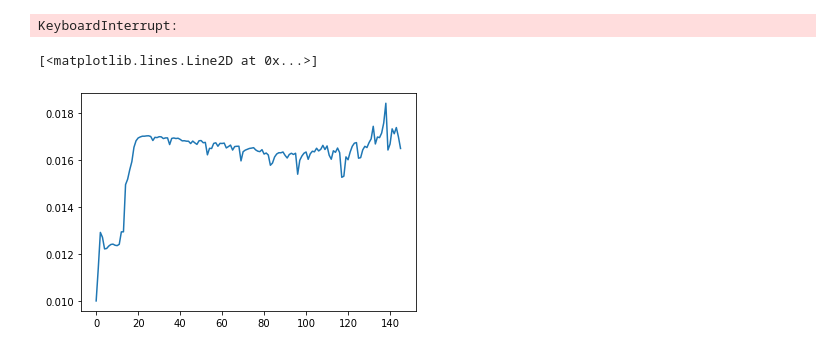
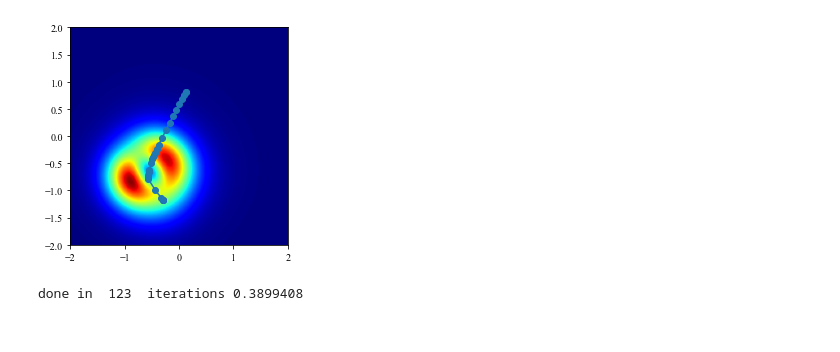
Before and after one commit to ialab-yale/time_optimal_ergodic_search, a Jupyter notebook: experiments/time_varying_search/receding_horizonDubinsCar.ipynb, the cells around one changed output. Saved outputs shown, nothing was run; the diff lists cells and outputs as text; code cells hidden in the pictures.

```diff
--- a/experiments/time_varying_search/receding_horizonDubinsCar.ipynb
+++ b/experiments/time_varying_search/receding_horizonDubinsCar.ipynb
@@ -137,8 +166,8 @@ class TimeOptErgodicPlanner(object):
         })
 # %%
 args = {
-    'N' : 20,
-    'x0' : np.array([0., 0.1, 0.]),
+    'N' : 25,
+    'x0' : np.array([-0.9, -0.9, 0.]),
     'xf' : np.array([.9, .9, 0.]),
     'erg_ub' : 0.1,
     'wrksp_bnds' : np.array([[-2.,2.],[-2.,2.]]),
@@ -153,65 +182,74 @@ def meas_model(p, x):
 
 target_distribution = BayesFilter(meas_model, lambda x: 1.0, args['wrksp_bnds'])
 robot = KinematicUnicycle()
-planner = TimeOptErgodicPlanner(target_distribution, args)
+planner = ErgodicPlanner(target_distribution, args)
 # %%
 erg_up_log = []
 # %%
 _distractor_p = np.array([0.,0.])
-_true_p = np.array([.5, -0.75])
+_true_p = np.array([-.5, -0.75])
 _robot_state = np.array(args['x0'])
 dt_list = []
+
+logger = Logger(_true_p)
+
 
 t_lap = 0
 _percent_max = 0.01
 unif_phik = get_phik(target_distribution.evals, planner.basis)
 args.update({'erg_ub' : _percent_max*planner.erg_metric(unif_phik, 2*unif_phik)})
 erg_up_log.append(args['erg_ub'])
 
+onp.random.seed(69)
+
 t_max = 20
 while planner._ck_dynamics._t_curr < t_max:
     planner.solver.reset()
     sol = planner.update_plan(args)
-    _dt = sol['tf']/args['N']
+    _dt = args['tf']/args['N']
+    (mean, var) = target_distribution.get_mean_var()
+
+    logger.append(mean, var,
+                  (target_distribution.fish_evals[0].copy()).reshape((50,50)),
+                  (target_distribution._prior.copy()).reshape((50,50)),
+                  _robot_state[:2].copy(),
+                  sol['x'].copy(),
+                  np.copy(planner._ck_dynamics._t_curr),
+                  _dt)
+
     t_lap = t_lap + _dt
     dt_list.append(_dt)
     planner._ck_dynamics.step(_robot_state, _dt)
     _robot_state = _robot_state + _dt * robot.dfdt(_robot_state, sol['u'][0])
     args.update({
         'x0': _robot_state,
         'ck_state' : planner._ck_dynamics._ck_state,
         't_curr' : planner._ck_dynamics._t_curr
     })
-    if t_lap > 0:
-        _y = meas_model(_true_p, _robot_state[:2]) + onp.random.normal(0., 0.1)
-        # _y_distract = meas_model(_robot_state[:2], _distractor_p) + onp.random.uniform(0., 0.1)
-        target_distribution.update_prior(_robot_state[:2], _y)
-        # target_distribution.update_prior(_robot_state[:2], _y_distract)
-        _fish_evals = target_distribution.update_eid()
-        args.update({
-            'phik' : get_phik(_fish_evals, planner.basis)
-        })
-        args.update({'erg_ub' : _percent_max*(
-            planner.erg_metric(unif_phik, 0*args['phik']) + 2*planner.erg_metric(0*unif_phik, args['phik'])
-            )})
-        t_lap = 0
-        erg_up_log.append(args['erg_ub'])
+    _y = meas_model(_true_p, _robot_state[:2]) + onp.random.normal(0., 0.1)
+    # _y_distract = meas_model(_robot_state[:2], _distractor_p) + onp.random.uniform(0., 0.1)
+    target_distribution.update_prior(_robot_state[:2], _y)
+    # target_distribution.update_prior(_robot_state[:2], _y_distract)
+    _fish_evals = target_distribution.update_eid()
+    args.update({
+        'phik' : get_phik(_fish_evals, planner.basis)
+    })
+    args.update({'erg_ub' : _percent_max*(
+        planner.erg_metric(unif_phik, args['phik']) + planner.erg_metric(0*unif_phik, args['phik'])
+        )})
+    t_lap = 0
+    erg_up_log.append(args['erg_ub'])
 
     planner.time_shift_plan()
-    (mean, var) = target_distribution.get_mean_var()
-    if np.linalg.det(var) < 1e-3:
+    if np.linalg.det(var) < 1e-2:
         break
     clear_output(wait=True)
     target_distribution.plot_eid()
     # target_distribution.plot_prior()
     # planner._ck_dynamics.plot_ck()
     plt.plot(sol['x'][0,0], sol['x'][0,1], 'bo')
     plt.plot(sol['x'][:,0], sol['x'][:,1], '-o')
     plt.show()
 # %% [output]
+[figure, added]
-KeyboardInterrupt:
+done in  123  iterations 0.3899408
-# %%
-plt.plot(erg_up_log)
-# %% [output]
-[<matplotlib.lines.Line2D at 0x...>]
-[figure, removed]
```
Also changed, not shown: parts of 10 cells of this notebook, 12 other files.
